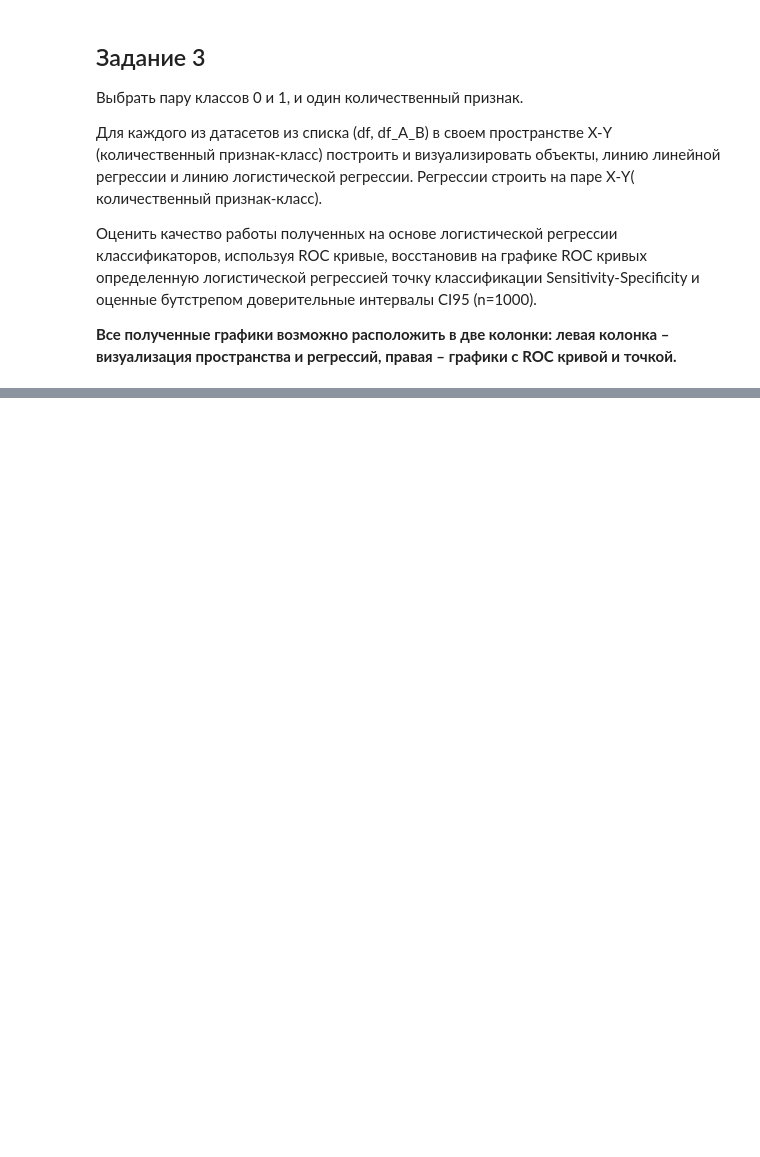
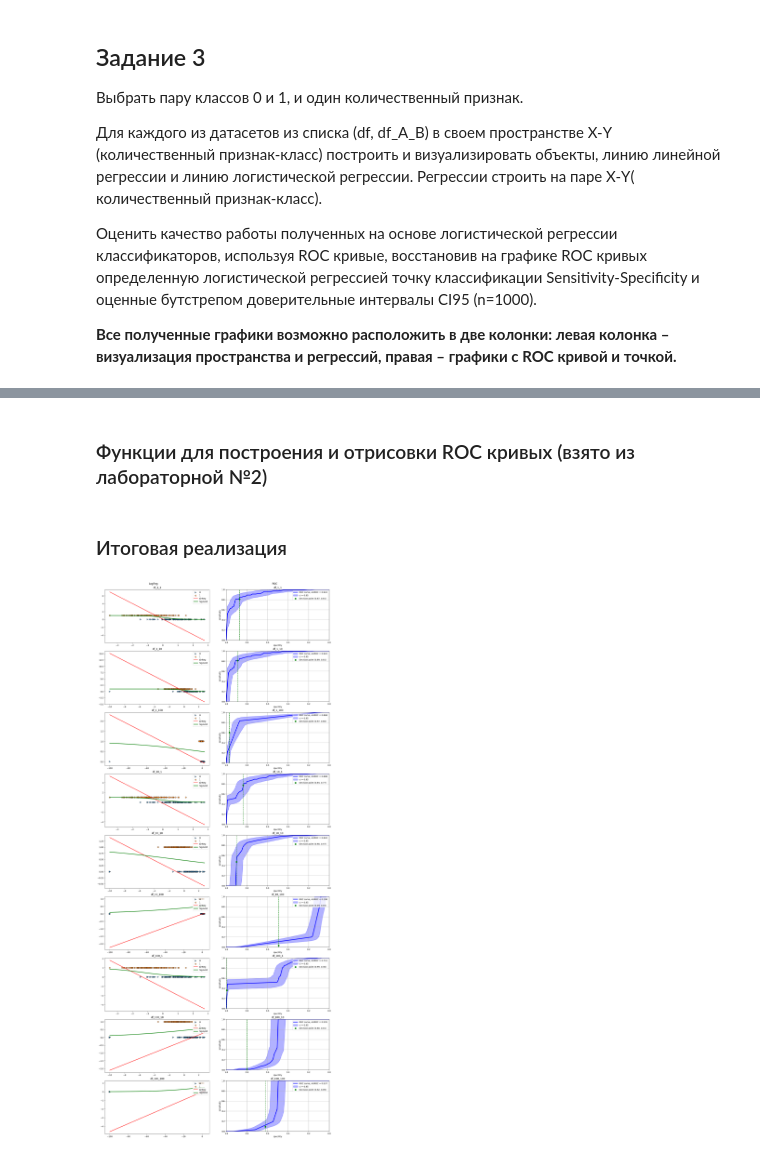
Before and after one commit to SiberiaField/TSS_Course, a Jupyter notebook: lab_3/lab_3.ipynb, the cells around one changed output, grey strips where cells are left out. Drawn from its saved outputs; the diff is of its cells as text; code cells hidden in the pictures; blank space fills up the shorter version.

Commit message:
Completed point 3

```diff
--- a/lab_3/lab_3.ipynb
+++ b/lab_3/lab_3.ipynb
@@ -219,0 +242,2 @@ def draw_logreg(logreg: LogisticRegression, X: np.ndarray, y: np.ndarray, ax: pl
+# %% [markdown]
+### Функции для построения и отрисовки ROC кривых (взято из лабораторной №2)
@@ -220,12 +286,47 @@ def draw_logreg(logreg: LogisticRegression, X: np.ndarray, y: np.ndarray, ax: pl
+# %%
+def add_decision_point_to_roc(y_true: np.ndarray, y_probs: np.ndarray, ax: plt.Axes):
+    decision_point_spec, decision_point_sens = compute_spec_and_sens(y_true, y_probs >= 0.5)
+    ax.scatter(decision_point_spec, decision_point_sens, color="green", zorder=3, s=50,
+                                    label=f"Decision point ({decision_point_spec:.2f}, {decision_point_sens:.2f})")
+    ax.axvline(decision_point_spec, color="green", ls="--", zorder=3)
+# %% [markdown]
+### Итоговая реализация
+# %%
+N_BOOTSTRAPS = 1000
+CLASS_0 = 0
+CLASS_1 = 1
+FEATURES = ["Feature_0"]
+CI = 0.95
+THRESHOLDS = np.linspace(0, 1, 100)
+SPECIFITY_MEAN = np.linspace(0, 1, 100)
 # %%
-samples = df_a_b[1][1][(df_a_b[1][1]["Class"] == 0) | (df_a_b[1][1]["Class"] == 1)]
-X = samples["Feature_0"]
-print(X)
-y = samples["Class"]
-print(y)
-y_binary = y == 1
-logreg = LogisticRegression()
-logreg.fit(X, y_binary)
+fig = plt.figure(layout="constrained", figsize=[16, 38])
+subfigs = fig.subfigures(1, 2, wspace=0.07)
+subfigs[0].suptitle("LogReg")
+logreg_axs = subfigs[0].subplots(len(A) * len(B), 1)
+subfigs[1].suptitle("ROC")
+roc_axs = subfigs[1].subplots(len(A) * len(B), 1)
 
-fig, ax = plt.subplots(layout="constrained")
-draw_logreg(logreg, X, y, ax)
+for i, a in enumerate(A):
+    for j, b in enumerate(B):
+        samples = df_a_b[a][b][(df_a_b[a][b]["Class"] == CLASS_0) | (df_a_b[a][b]["Class"] == CLASS_1)]
+        X = samples[FEATURES].to_numpy().reshape(-1, 1)
+        y = samples["Class"].to_numpy().ravel()
+
+        logreg = LogisticRegression()
+        logreg.fit(X, y)
+
+        draw_logreg(logreg, X, y, logreg_axs[i * len(A) + j], CLASS_0, CLASS_1)
+        logreg_axs[i * len(A) + j].set_title(f"df_{a}_{b}")
+        logreg_axs[i * len(A) + j].legend(loc="upper right")
+
+        y_probs = logreg.predict_proba(X)[:, 1]
+        sensitivity_interp, auroc = compute_roc_curve(y, y_probs, SPECIFITY_MEAN, THRESHOLDS)
+        draw_roc(SPECIFITY_MEAN, sensitivity_interp, auroc, roc_axs[i * len(A) + j])
+        sensitivity_ci = compute_roc_ci(SPECIFITY_MEAN, y, y_probs, N_BOOTSTRAPS, CI, THRESHOLDS)
+        draw_ci(SPECIFITY_MEAN, sensitivity_ci, CI, roc_axs[i * len(A) + j])
+        add_decision_point_to_roc(y, y_probs, roc_axs[i * len(A) + j])
+        roc_axs[i * len(A) + j].set_title(f"df_{a}_{b}")
+        roc_axs[i * len(A) + j].legend(loc="upper right")
+# %% [output]
+[figure, added]
```
Also changed, not shown: parts of 9 cells of this notebook.
